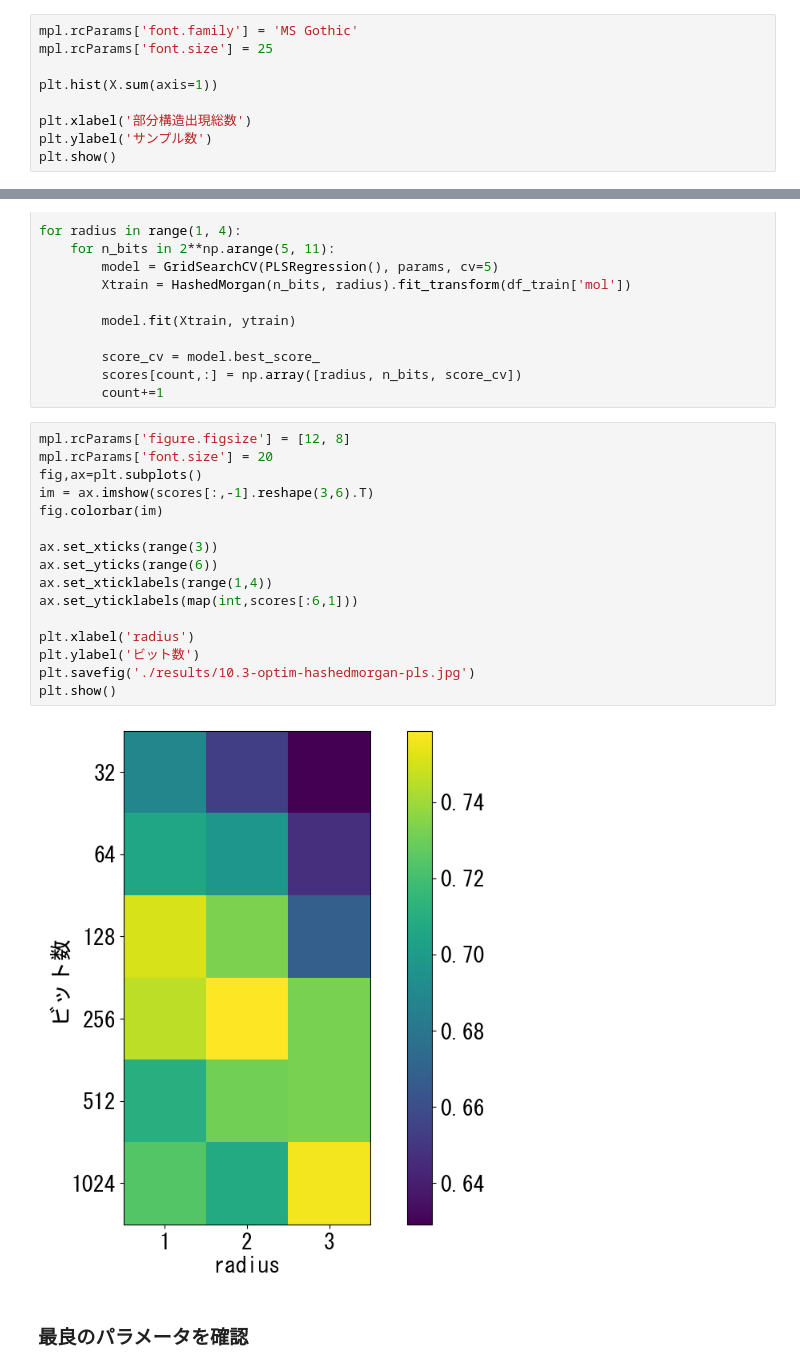
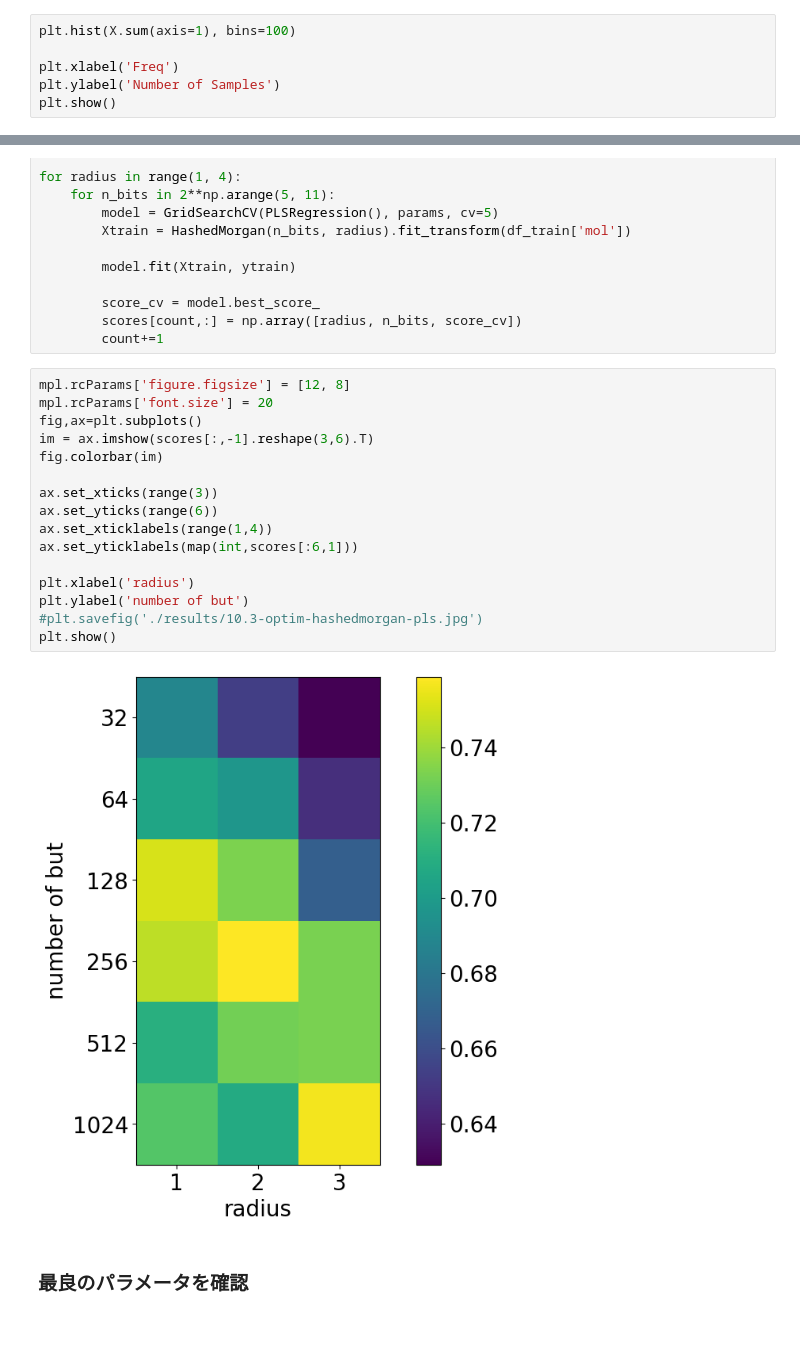
Before and after one commit to ARIM-Training/Training_python_4, a Jupyter notebook: 10_解析例2_9.3-decsriptors.ipynb, the cells around one changed output, grey strips where cells are left out. Drawn from its saved outputs; the diff is of its cells as text; blank space fills up the shorter version.

```diff
--- a/10_解析例2_9.3-decsriptors.ipynb
+++ b/10_解析例2_9.3-decsriptors.ipynb
@@ -127,10 +132,7 @@ X = hm.fit_transform(df['mol'])
 # %%
-mpl.rcParams['font.family'] = 'MS Gothic'
-mpl.rcParams['font.size'] = 25
+plt.hist(X.sum(axis=1), bins=100)
 
-plt.hist(X.sum(axis=1))
-
-plt.xlabel('部分構造出現総数')
-plt.ylabel('サンプル数')
+plt.xlabel('Freq')
+plt.ylabel('Number of Samples')
 plt.show()
 # %% [output]
@@ -178,21 +180,21 @@ for radius in range(1, 4):
 # %%
 mpl.rcParams['figure.figsize'] = [12, 8]
 mpl.rcParams['font.size'] = 20
 fig,ax=plt.subplots()
 im = ax.imshow(scores[:,-1].reshape(3,6).T)
 fig.colorbar(im)
 
 ax.set_xticks(range(3))
 ax.set_yticks(range(6))
 ax.set_xticklabels(range(1,4))
 ax.set_yticklabels(map(int,scores[:6,1]))
 
 plt.xlabel('radius')
-plt.ylabel('ビット数')
-plt.savefig('./results/10.3-optim-hashedmorgan-pls.jpg')
+plt.ylabel('number of but')
+#plt.savefig('./results/10.3-optim-hashedmorgan-pls.jpg')
 plt.show()
 # %% [output]
-[figure, old version]
+[figure, new version]
 # %% [markdown]
 ### 最良のパラメータを確認
 # %%
```
Also changed, not shown: parts of 9 cells of this notebook, 5 other files.
